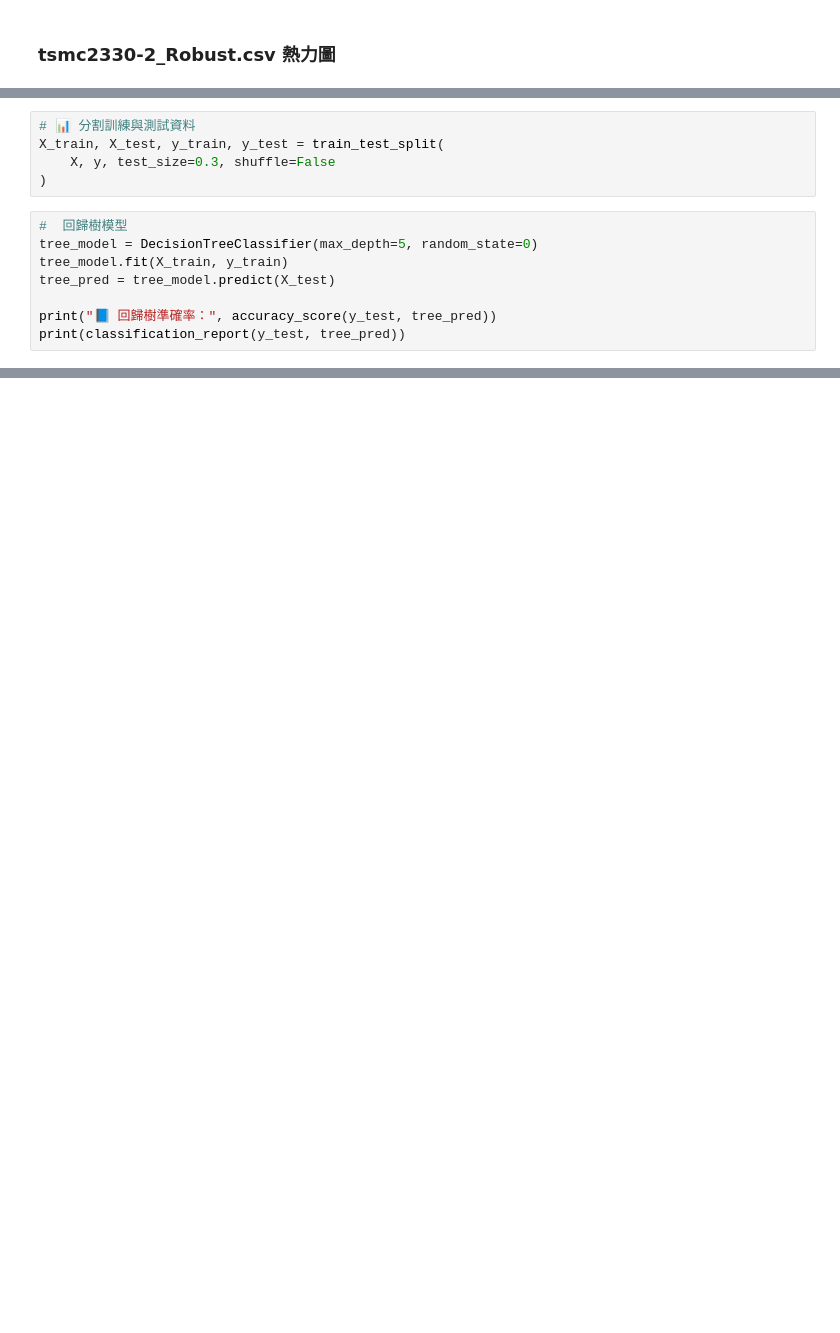
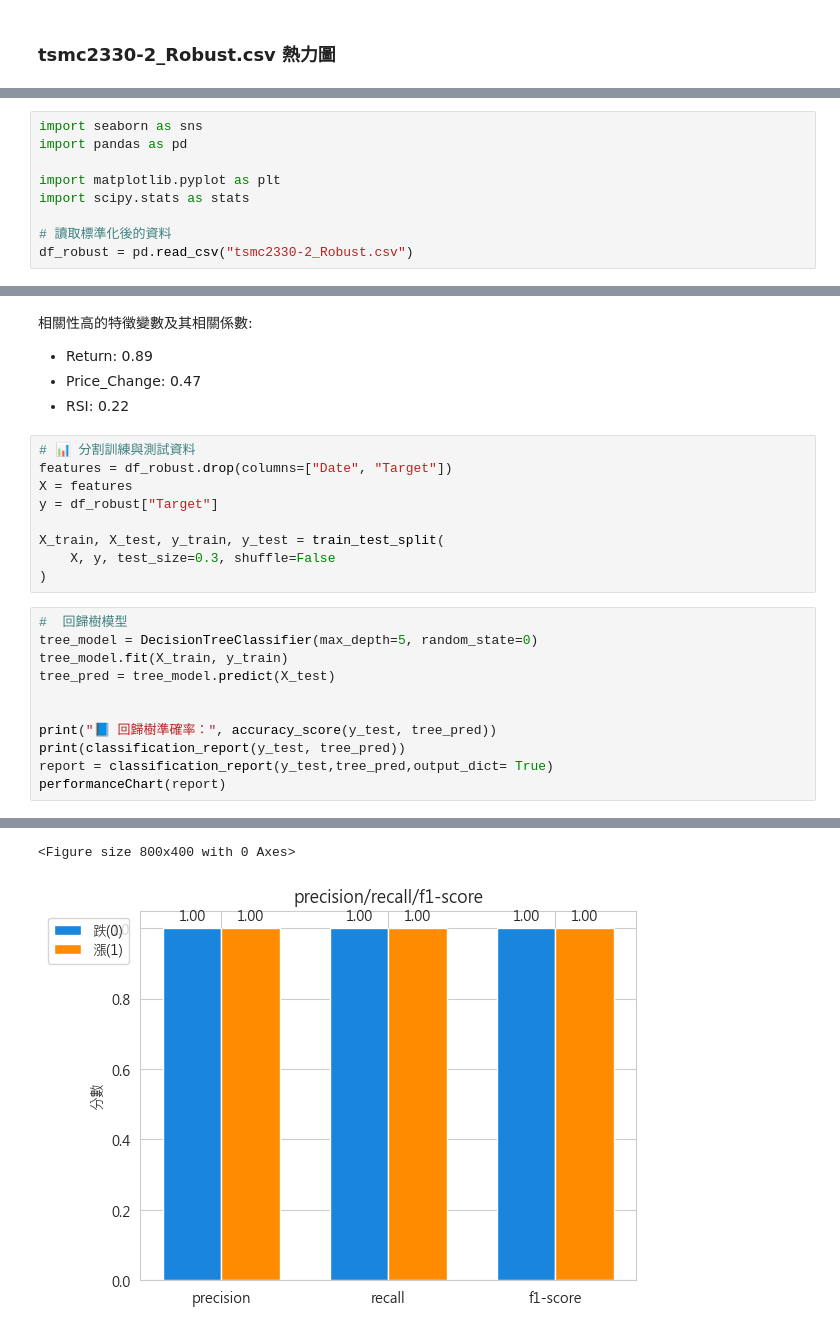
Before and after one commit to Philliutwn/Python-2025_04_25, a Jupyter notebook: MLOPS/tsmc2330_price_estimate.ipynb, the cells around one changed output, grey strips where cells are left out. Drawn from its saved outputs; the diff is of its cells as text; blank space fills up the shorter version.

```diff
--- a/MLOPS/tsmc2330_price_estimate.ipynb
+++ b/MLOPS/tsmc2330_price_estimate.ipynb
@@ -165,0 +311,9 @@ plt.show()
+# %%
+import seaborn as sns
+import pandas as pd
+
+import matplotlib.pyplot as plt
+import scipy.stats as stats
+
+# 讀取標準化後的資料
+df_robust = pd.read_csv("tsmc2330-2_Robust.csv")
@@ -166,5 +331,14 @@ plt.show()
+# %% [markdown]
+相關性高的特徵變數及其相關係數:
+- Return: 0.89
+- Price_Change: 0.47
+- RSI: 0.22
 # %%
 # 📊 分割訓練與測試資料
+features = df_robust.drop(columns=["Date", "Target"])
+X = features
+y = df_robust["Target"]
+
 X_train, X_test, y_train, y_test = train_test_split(
     X, y, test_size=0.3, shuffle=False
 )
@@ -174,8 +348,11 @@ tree_model = DecisionTreeClassifier(max_depth=5, random_state=0)
 tree_model.fit(X_train, y_train)
 tree_pred = tree_model.predict(X_test)
 
+
 print("📘 回歸樹準確率：", accuracy_score(y_test, tree_pred))
 print(classification_report(y_test, tree_pred))
+report = classification_report(y_test,tree_pred,output_dict= True)
+performanceChart(report)
 # %% [output]
 📘 回歸樹準確率： 1.0
               precision    recall  f1-score   support
@@ -185,4 +362,6 @@ print(classification_report(y_test, tree_pred))
 
     accuracy                           1.00       388
    macro avg       1.00      1.00      1.00       388
 weighted avg       1.00      1.00      1.00       388
+<Figure size 800x400 with 0 Axes>
+[figure, added]
```
Also changed, not shown: parts of 48 cells of this notebook, 47 other files.
